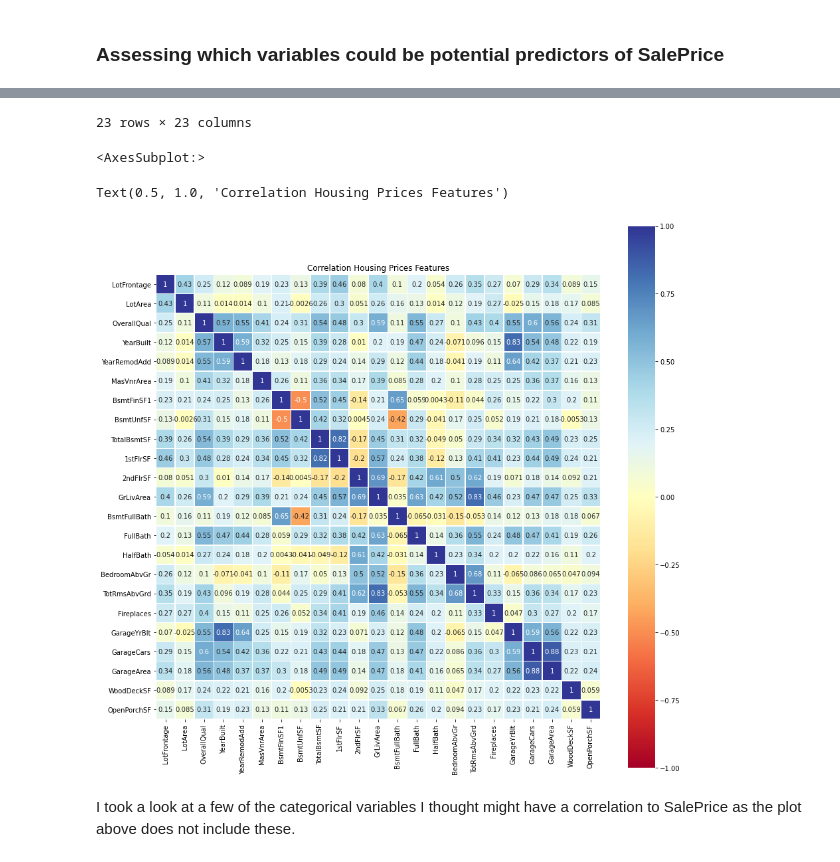
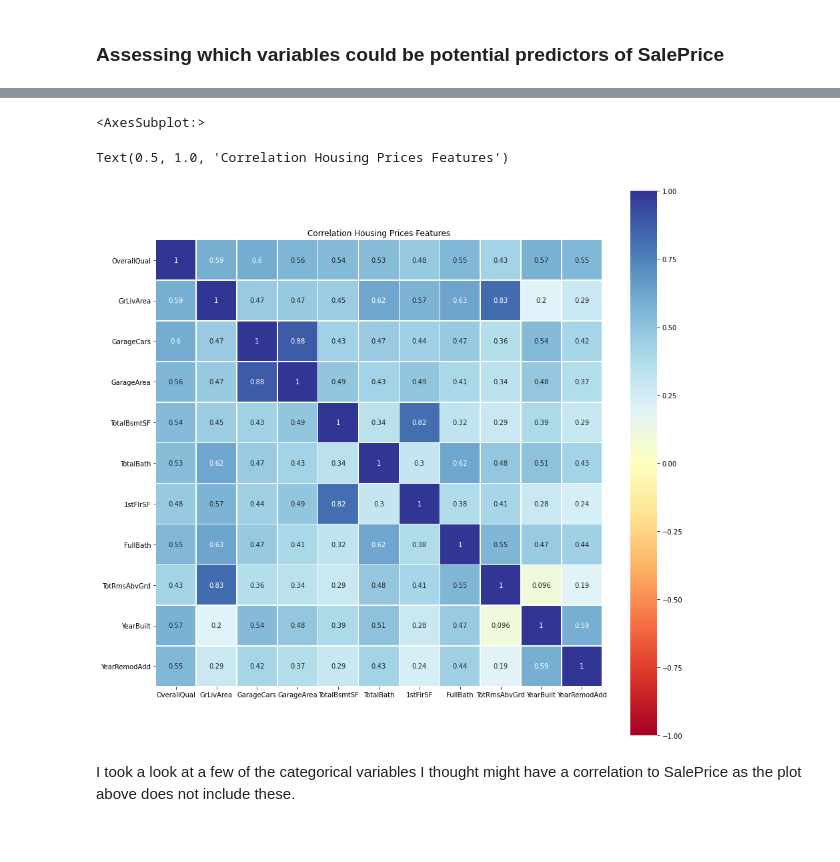
Before and after one commit to erinmcmahon26/Housing-Prices-Regression, a Jupyter notebook: Housing_Prices_EDA_TrainingData.ipynb, the cells around one changed output, grey strips where cells are left out. Cells and saved outputs as stored; diff of their text form; code cells hidden in the pictures.

Commit message:
looked at correlation matrix using a different method

```diff
--- a/Housing_Prices_EDA_TrainingData.ipynb
+++ b/Housing_Prices_EDA_TrainingData.ipynb
@@ -170,7 +175,6 @@ The above correlation plot is a bit messy, I took out the features that had the
 # %%
-columns = ['LotFrontage','LotArea','OverallQual','YearBuilt','YearRemodAdd','MasVnrArea','BsmtFinSF1','BsmtUnfSF',
-          'TotalBsmtSF','1stFlrSF','2ndFlrSF','GrLivArea','BsmtFullBath','FullBath','HalfBath','BedroomAbvGr',
-          'TotRmsAbvGrd','Fireplaces','GarageYrBlt','GarageCars','GarageArea','WoodDeckSF','OpenPorchSF']
+columns = ['OverallQual','GrLivArea','GarageCars','GarageArea','TotalBsmtSF','TotalBath','1stFlrSF','FullBath',
+           'TotRmsAbvGrd','YearBuilt','YearRemodAdd']
 df_housing_prices_corr = df_housing_prices[columns]
 df_housing_prices_corr.corr()
 
@@ -202,7 +201,6 @@ plt.show()
-23 rows × 23 columns
+<AxesSubplot:>
-<AxesSubplot:>
+Text(0.5, 1.0, 'Correlation Housing Prices Features')
-Text(0.5, 1.0, 'Correlation Housing Prices Features')
-[figure, old version]
+[figure, new version]
 # %% [markdown]
 I took a look at a few of the categorical variables I thought might have a correlation to SalePrice as the plot above does not include these.
 # %%
```
Also changed, not shown: parts of 5 cells of this notebook.
